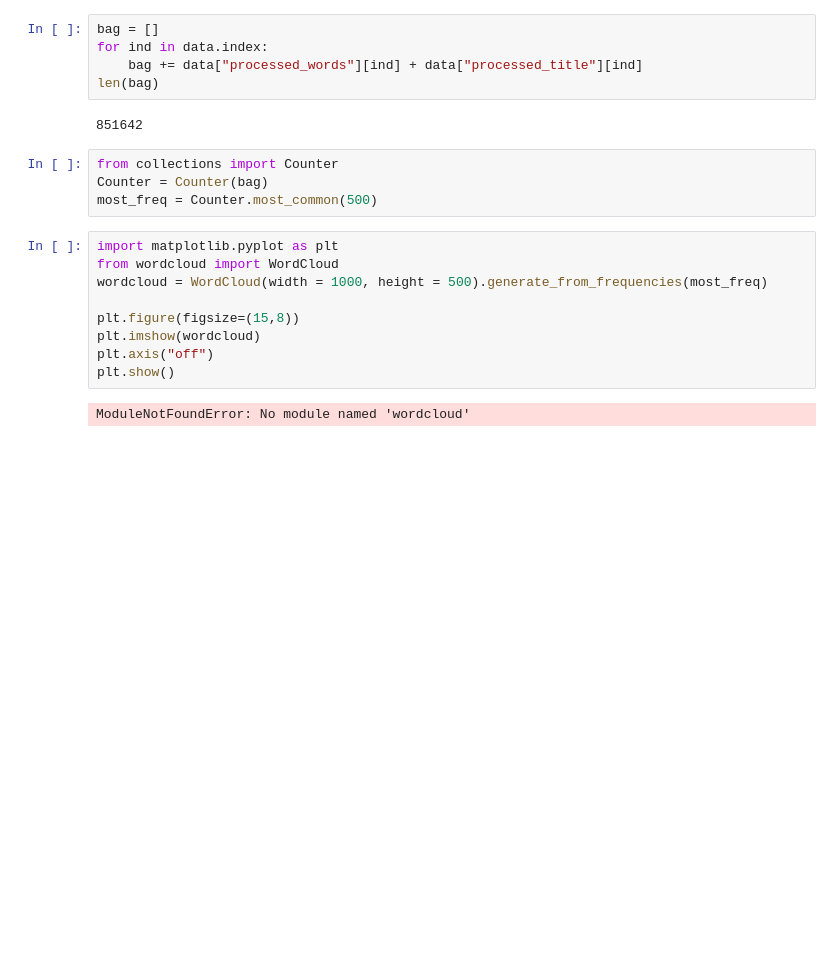
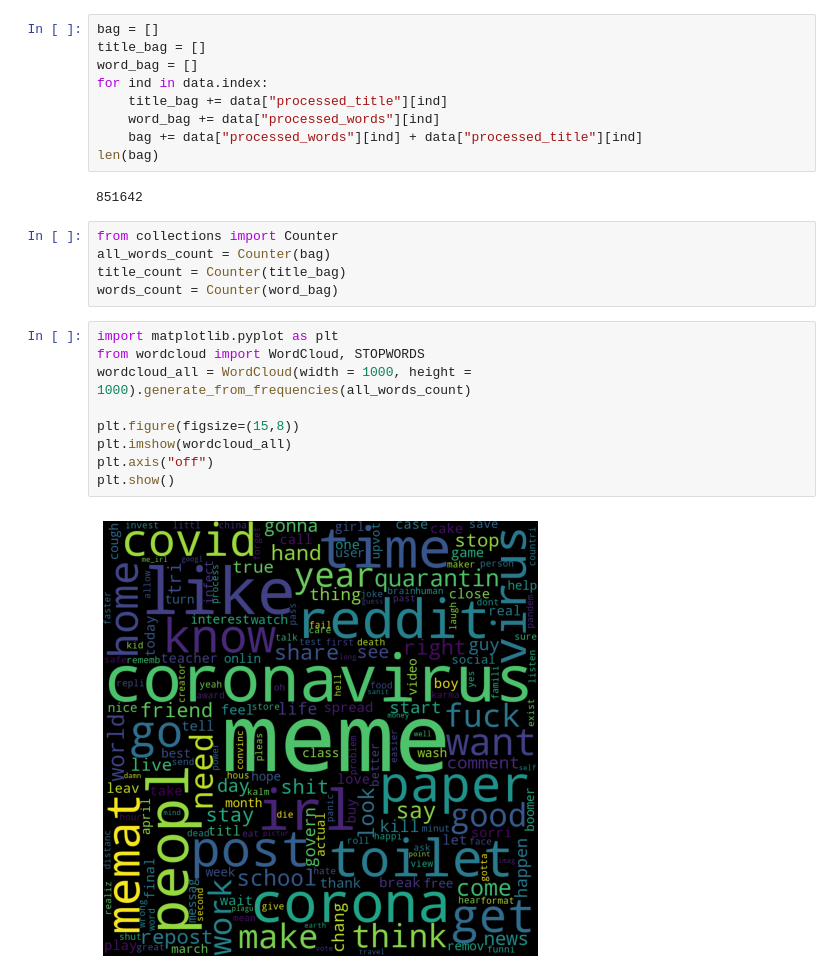
Before and after one commit to bocsardigergely/bachelor-thesis, a Jupyter notebook: notebooks/explo.ipynb, the cells around one changed output. Saved outputs shown, nothing was run; the diff lists cells and outputs as text; blank space fills up the shorter version.

Commit message:
word clouds

```diff
--- a/notebooks/explo.ipynb
+++ b/notebooks/explo.ipynb
@@ -9,23 +9,28 @@ data["processed_words"][1][2]
 'barter'
 # %%
 bag = []
+title_bag = []
+word_bag = []
 for ind in data.index:
+    title_bag += data["processed_title"][ind]
+    word_bag += data["processed_words"][ind]
     bag += data["processed_words"][ind] + data["processed_title"][ind]
 len(bag)
 # %% [output]
 851642
 # %%
 from collections import Counter
-Counter = Counter(bag)
-most_freq = Counter.most_common(500)
+all_words_count = Counter(bag)
+title_count = Counter(title_bag)
+words_count = Counter(word_bag)
 # %%
 import matplotlib.pyplot as plt
-from wordcloud import WordCloud
-wordcloud = WordCloud(width = 1000, height = 500).generate_from_frequencies(most_freq)
+from wordcloud import WordCloud, STOPWORDS
+wordcloud_all = WordCloud(width = 1000, height = 1000).generate_from_frequencies(all_words_count)
 
 plt.figure(figsize=(15,8))
-plt.imshow(wordcloud)
+plt.imshow(wordcloud_all)
 plt.axis("off")
 plt.show()
 # %% [output]
-ModuleNotFoundError: No module named 'wordcloud'
+[figure, added]
```
Also changed, not shown: parts of 2 cells of this notebook.
